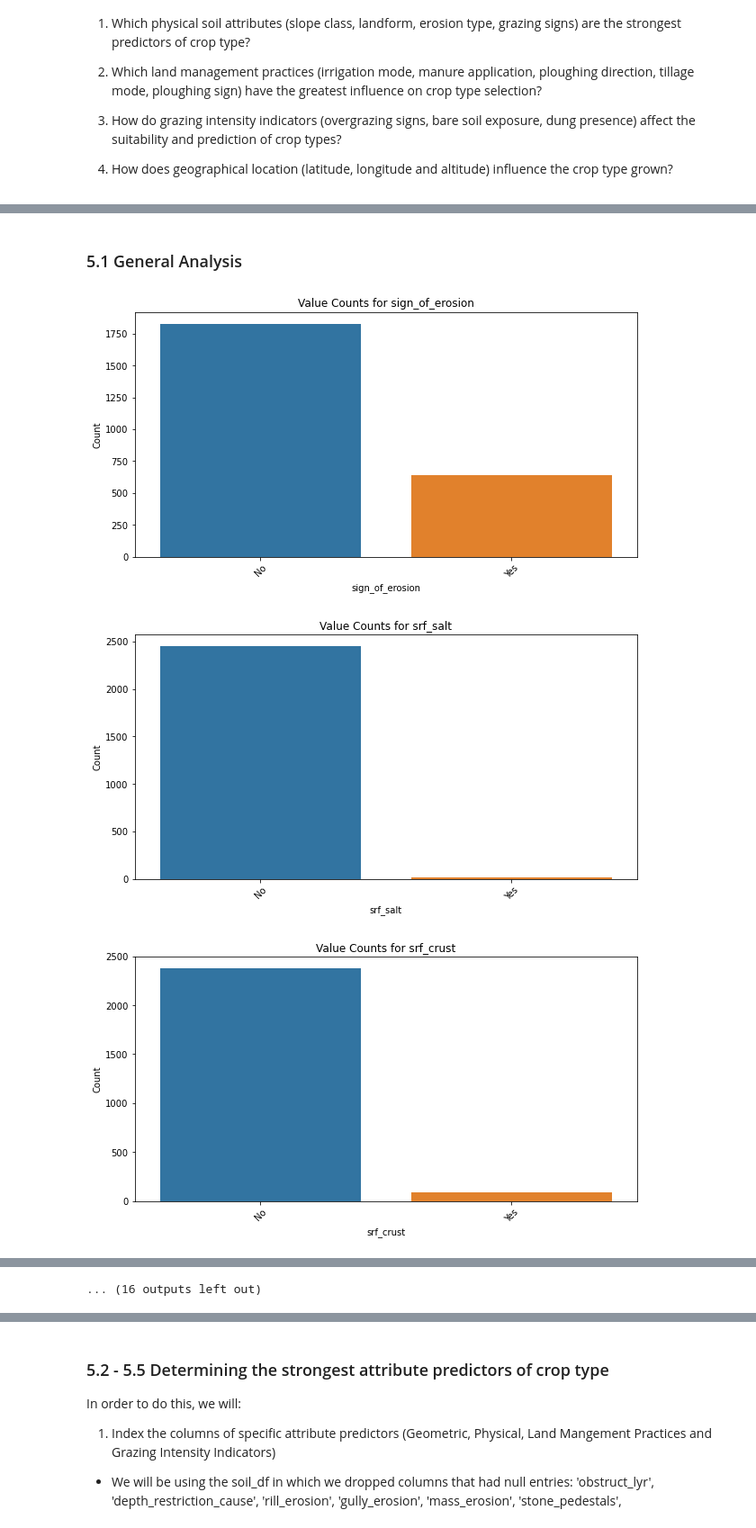
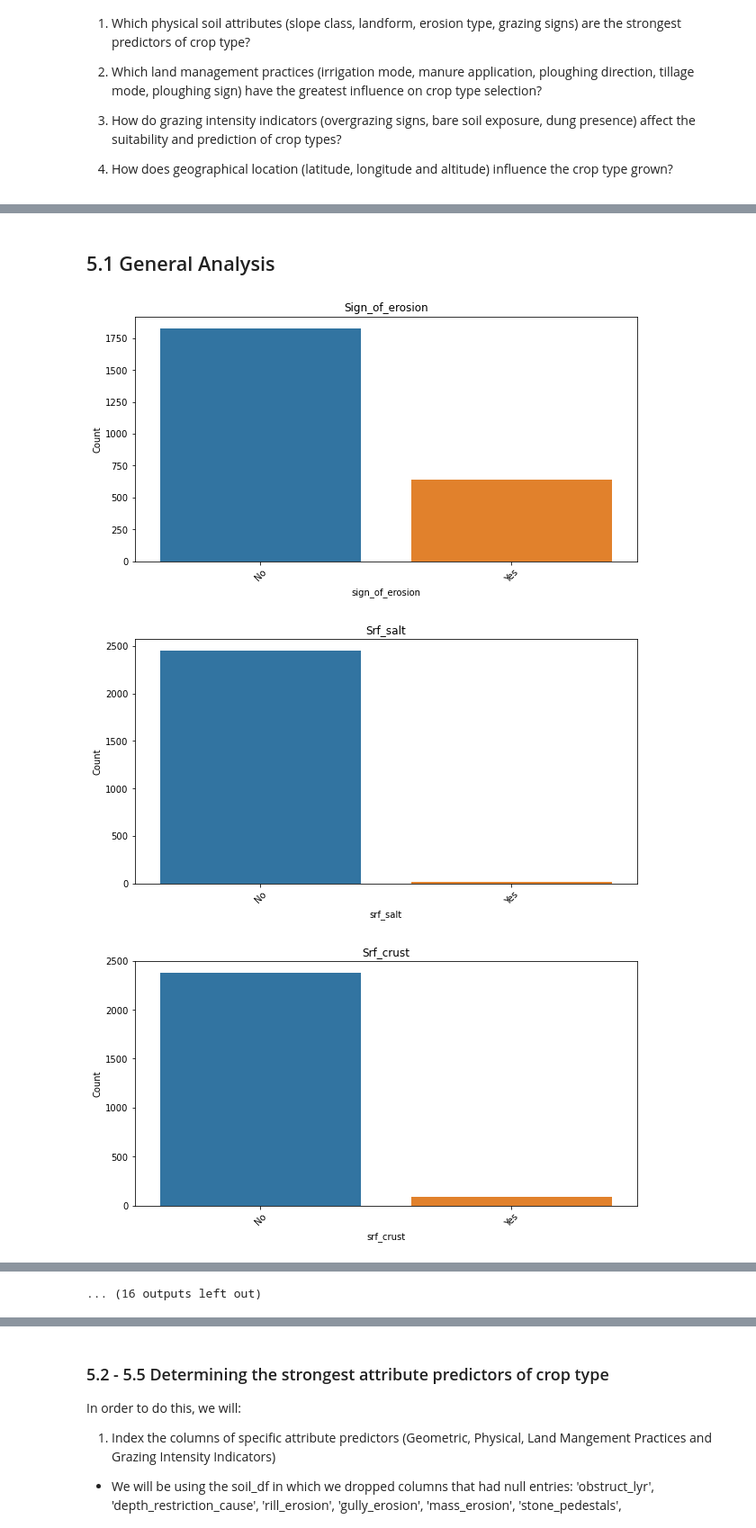
Before and after one commit to thomasamuti-cpu/GrowRight_Afrique, a Jupyter notebook: grow_right_afrique.ipynb, the cells around one changed output, grey strips where cells are left out. Shown at 90% size. Cells and saved outputs as stored; diff of their text form; code cells hidden in the pictures.

```diff
--- a/grow_right_afrique.ipynb
+++ b/grow_right_afrique.ipynb
@@ -183,7 +222,7 @@ from io import BytesIO
 # %%
-# loading the physical soil attributes dataset and checking if our data has loaded correctly
+# Loading the physical soil attributes dataset and checking if our data has loaded correctly
 
-soil_df = pd.read_csv('physical_soil_attributes.csv')
+soil_df = pd.read_csv('datasets/physical_soil_attributes.csv')
 soil_df.head()
 # %% [output]
 |  | X | Y | plot_code | country_code | survey_date | altitude | longitude | latitude | tsu_id | ... |
@@ -758,3 +849,3 @@ Index(['plot_code', 'country_code', 'survey_date', 'altitude', 'longitude',
 # %% [markdown]
-### 5.1 General Analysis
+## 5.1 General Analysis
 # %%
@@ -767,19 +858,19 @@ cleaned_soil_df_analysis = cleaned_soil_df.drop(columns=cleaned_soil_df_columns_
 # %%
 # We will create a variable containing the column of cleaned_soil_df_analysis to run a general analysis on our features.
 cleaned_soil_df_analysis_columns = cleaned_soil_df_analysis.columns
 
-# we will use a for loop to give a generate value_counts of the remaining columns and illustrate them using matplotlib.
+# We will use a for loop to give a generate value_counts of the remaining columns and illustrate them using matplotlib.
 
 for column in cleaned_soil_df_analysis_columns:
     value_counts = cleaned_soil_df_analysis[column].value_counts()
     plt.figure(figsize=(10, 5))
     sns.barplot(x=value_counts.index, y=value_counts.values)
-    plt.title(f'Value Counts for {column}')
+    plt.title(f'{column.capitalize()}')
     plt.xlabel(column)
     plt.ylabel('Count')
     plt.xticks(rotation=45)
     plt.show()
 # %% [output]
-[figure, old version]
+[figure, new version]
-[figure, old version]
+[figure, new version]
-[figure, old version]
+[figure, new version]
```
Also changed, not shown: parts of 78 cells of this notebook, 46 other files.
